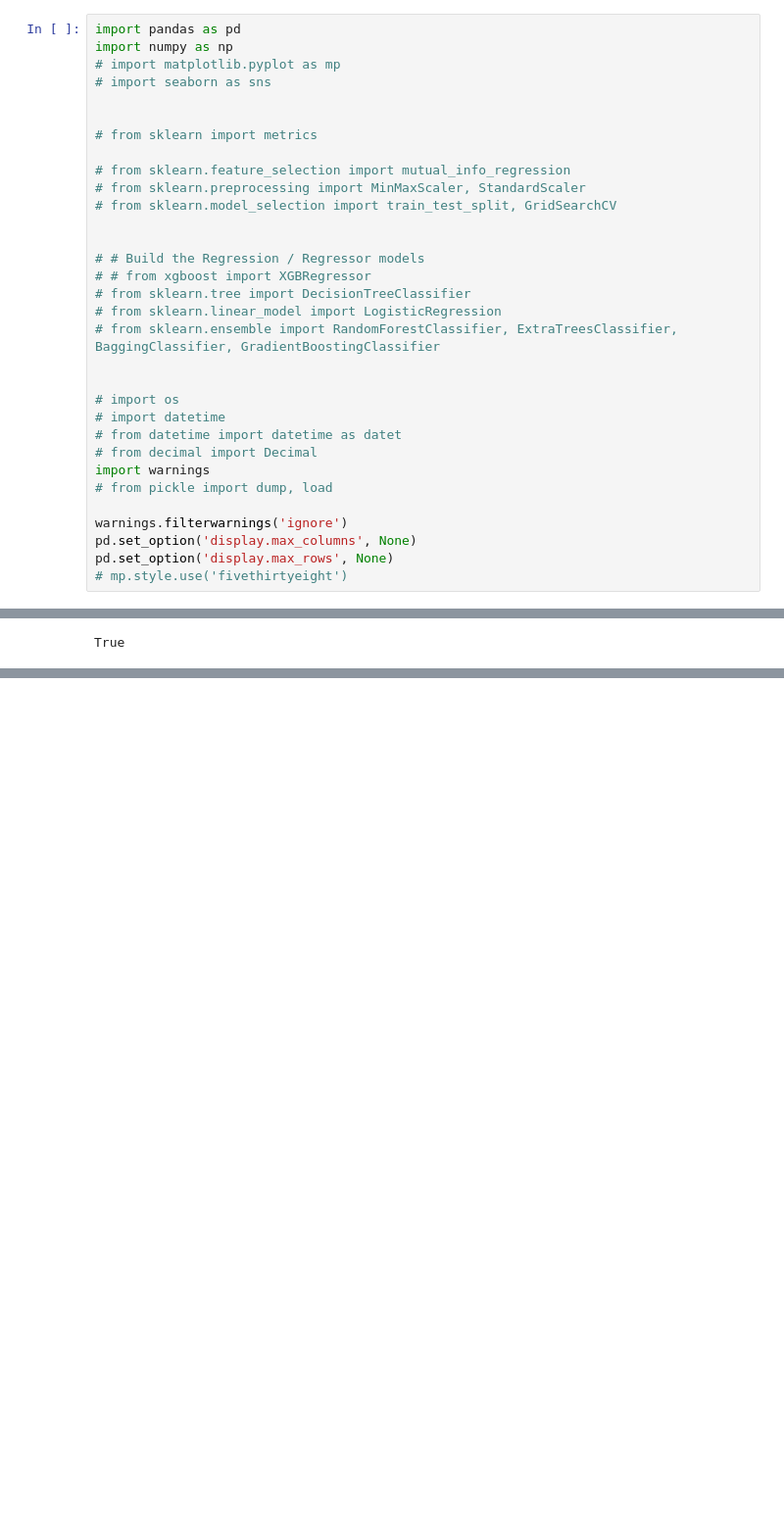
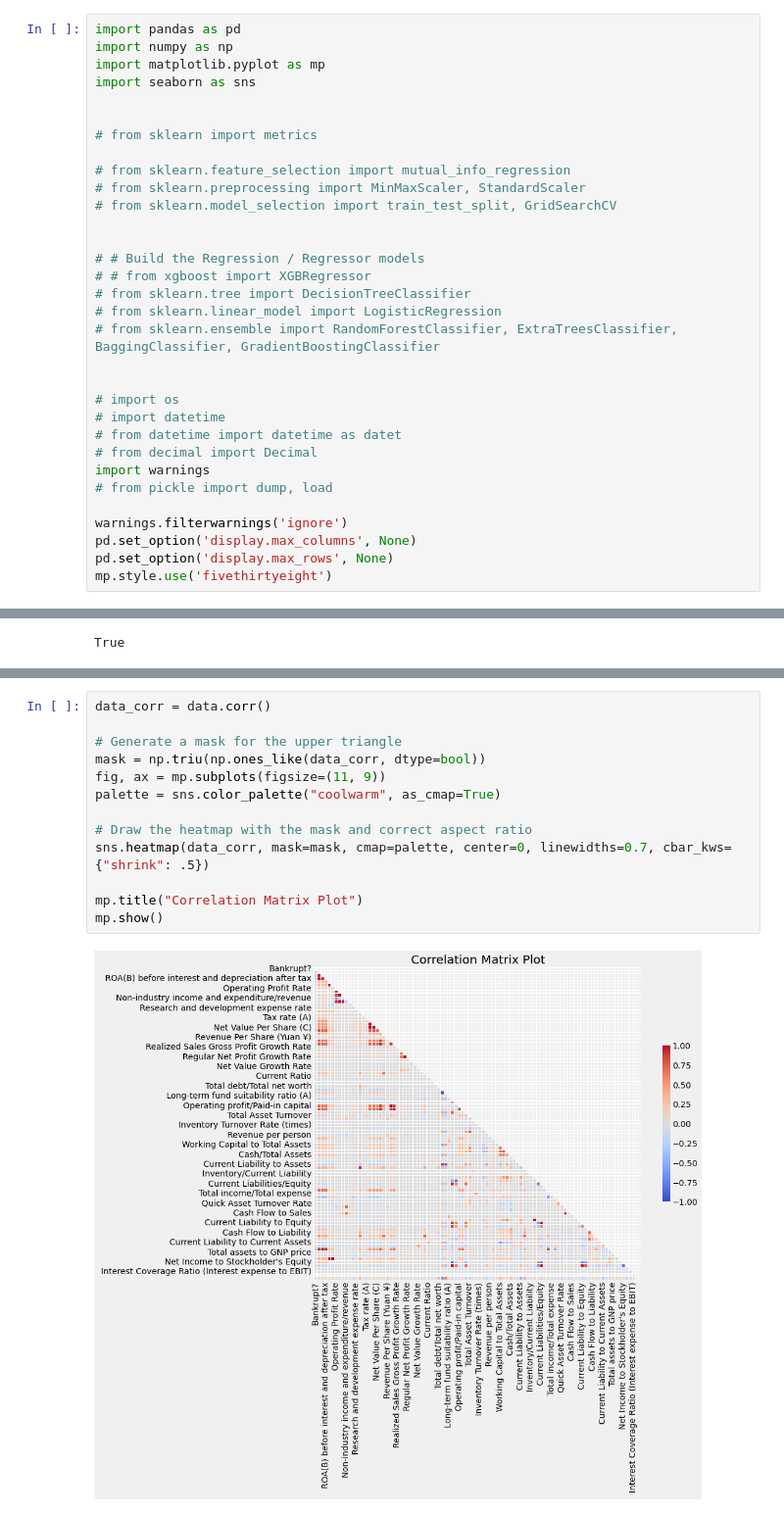
Before and after one commit to SUPREME-CODER/Company-Bankruptcy-Prediction, a Jupyter notebook: Company Bankruptcy.ipynb, the cells around one changed output, grey strips where cells are left out. Shown at 98% size. Cells and saved outputs as stored; diff of their text form; blank space fills up the shorter version.

Commit message:
Mutual Information and Correlation

```diff
--- a/Company Bankruptcy.ipynb
+++ b/Company Bankruptcy.ipynb
@@ -1,8 +1,8 @@
 # %%
 import pandas as pd
 import numpy as np
-# import matplotlib.pyplot as mp
-# import seaborn as sns
+import matplotlib.pyplot as mp
+import seaborn as sns
 
 
 # from sklearn import metrics
@@ -29,7 +29,7 @@ import warnings
 warnings.filterwarnings('ignore')
 pd.set_option('display.max_columns', None)
 pd.set_option('display.max_rows', None)
-# mp.style.use('fivethirtyeight')
+mp.style.use('fivethirtyeight')
 # %%
 data = pd.read_csv("data.csv")
 data.head()
@@ -180,0 +190,15 @@ data_info
+# %%
+data_corr = data.corr()
+
+# Generate a mask for the upper triangle
+mask = np.triu(np.ones_like(data_corr, dtype=bool))
+fig, ax = mp.subplots(figsize=(11, 9))
+palette = sns.color_palette("coolwarm", as_cmap=True)
+
+# Draw the heatmap with the mask and correct aspect ratio
+sns.heatmap(data_corr, mask=mask, cmap=palette, center=0, linewidths=0.7, cbar_kws={"shrink": .5})
+
+mp.title("Correlation Matrix Plot")
+mp.show()
+# %% [output]
+[figure, added]
```
Also changed, not shown: parts of 8 cells of this notebook.
